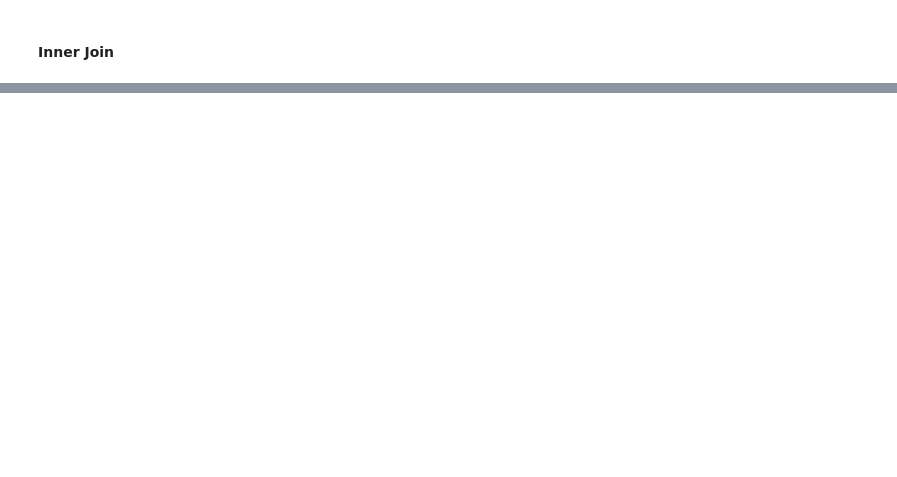
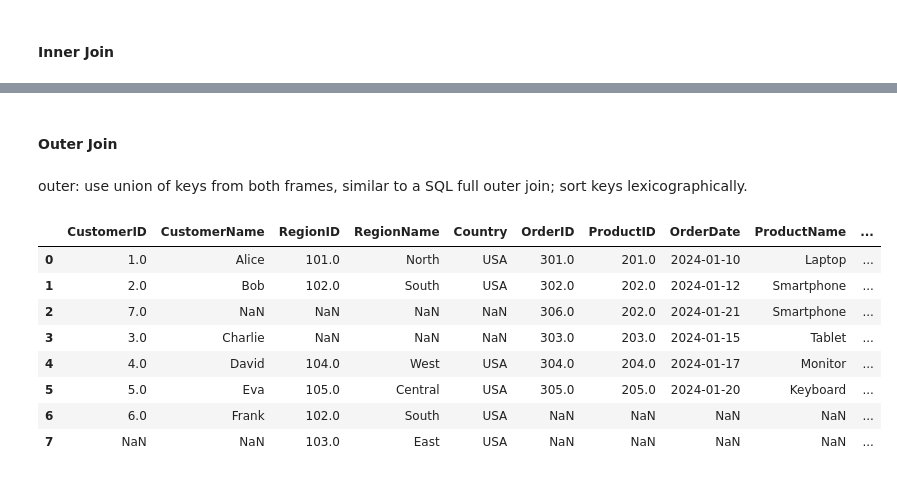
Before and after one commit to MuhammetYorulmaz/pandas_tutorial, a Jupyter notebook: notebooks/pandas_tutorial.ipynb, the cells around one changed output, grey strips where cells are left out. Cells and saved outputs as stored; diff of their text form; code cells hidden in the pictures; blank space fills up the shorter version.

```diff
--- a/notebooks/pandas_tutorial.ipynb
+++ b/notebooks/pandas_tutorial.ipynb
@@ -1156,2 +1165,28 @@ test_df['contains_hr'] = test_df['Department'].str.contains('HR')  #Check if the
+# %%
+# Define the dataframes
+customers = pd.DataFrame({
+    'CustomerID': [1, 2, 3, 4, 5, 6],
+    'CustomerName': ['Alice', 'Bob', 'Charlie', 'David', 'Eva', 'Frank'],
+    'RegionID': [101, 102, np.nan, 104, 105, 102]  # Note the NaN value for missing region
+})
+
+products = pd.DataFrame({
+    'ProductID': [201, 202, 203, 204, 205],
+    'ProductName': ['Laptop', 'Smartphone', 'Tablet', 'Monitor', 'Keyboard'],
+    'Category': ['Electronics', 'Electronics', 'Electronics', 'Electronics', 'Accessories']
+})
+
+orders = pd.DataFrame({
+    'OrderID': [301, 302, 303, 304, 305, 306],
+    'CustomerID': [1, 2, 3, 4, 5, 7],  # Note CustomerID 7 does not exist in customers
+    'ProductID': [201, 202, 203, 204, 205, 202],
+    'OrderDate': ['2024-01-10', '2024-01-12', '2024-01-15', '2024-01-17', '2024-01-20', '2024-01-21']
+})
+
+regions = pd.DataFrame({
+    'RegionID': [101, 102, 103, 104, 105],
+    'RegionName': ['North', 'South', 'East', 'West', 'Central'],
+    'Country': ['USA', 'USA', 'USA', 'USA', 'USA']
+})
 # %% [markdown]
 #### Inner Join <a id='7.1.1'>
@@ -1157,0 +1208,20 @@ test_df['contains_hr'] = test_df['Department'].str.contains('HR')  #Check if the
+# %% [markdown]
+#### Outer Join<a id='7.1.2'>
+# %% [markdown]
+outer: use union of keys from both frames, similar to a SQL full outer join; sort keys lexicographically.
+# %%
+(customers
+     .merge(regions, on='RegionID', how='outer')
+     .merge(orders, on='CustomerID', how='outer')
+     .merge(products, on='ProductID', how='outer')
+)
+# %% [output]
+|  | CustomerID | CustomerName | RegionID | RegionName | Country | OrderID | ProductID | OrderDate | ProductName | ... |
+| 0 | 1.0 | Alice | 101.0 | North | USA | 301.0 | 201.0 | 2024-01-10 | Laptop | ... |
+| 1 | 2.0 | Bob | 102.0 | South | USA | 302.0 | 202.0 | 2024-01-12 | Smartphone | ... |
+| 2 | 7.0 | NaN | NaN | NaN | NaN | 306.0 | 202.0 | 2024-01-21 | Smartphone | ... |
+| 3 | 3.0 | Charlie | NaN | NaN | NaN | 303.0 | 203.0 | 2024-01-15 | Tablet | ... |
+| 4 | 4.0 | David | 104.0 | West | USA | 304.0 | 204.0 | 2024-01-17 | Monitor | ... |
+| 5 | 5.0 | Eva | 105.0 | Central | USA | 305.0 | 205.0 | 2024-01-20 | Keyboard | ... |
+| 6 | 6.0 | Frank | 102.0 | South | USA | NaN | NaN | NaN | NaN | ... |
+| 7 | NaN | NaN | 103.0 | East | USA | NaN | NaN | NaN | NaN | ... |
```
Also changed, not shown: parts of 26 cells of this notebook.
